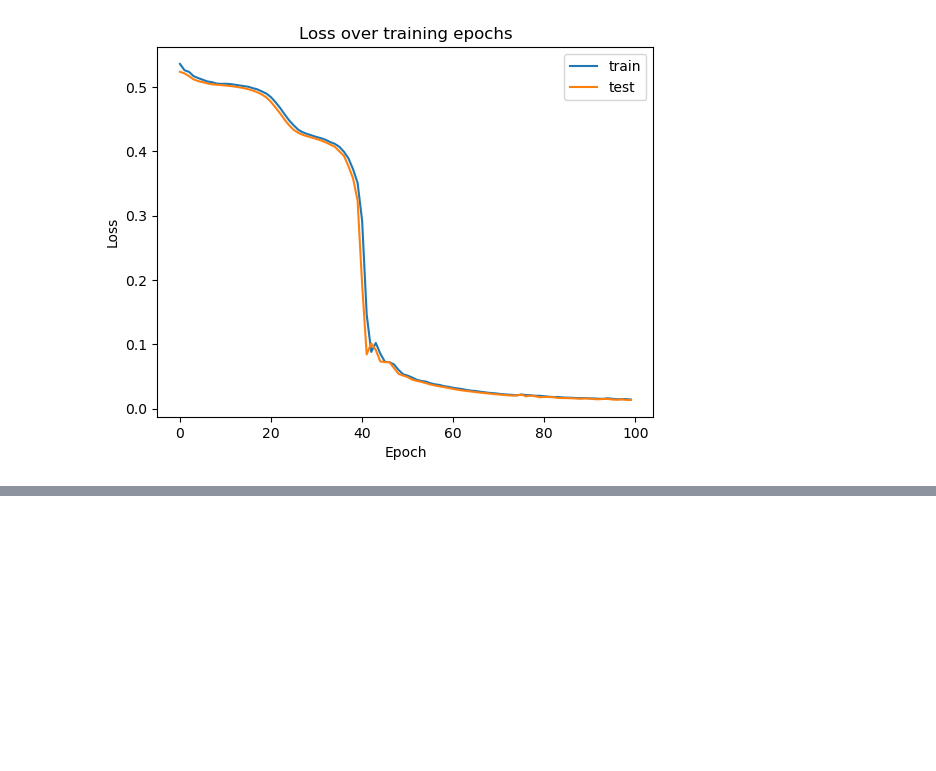
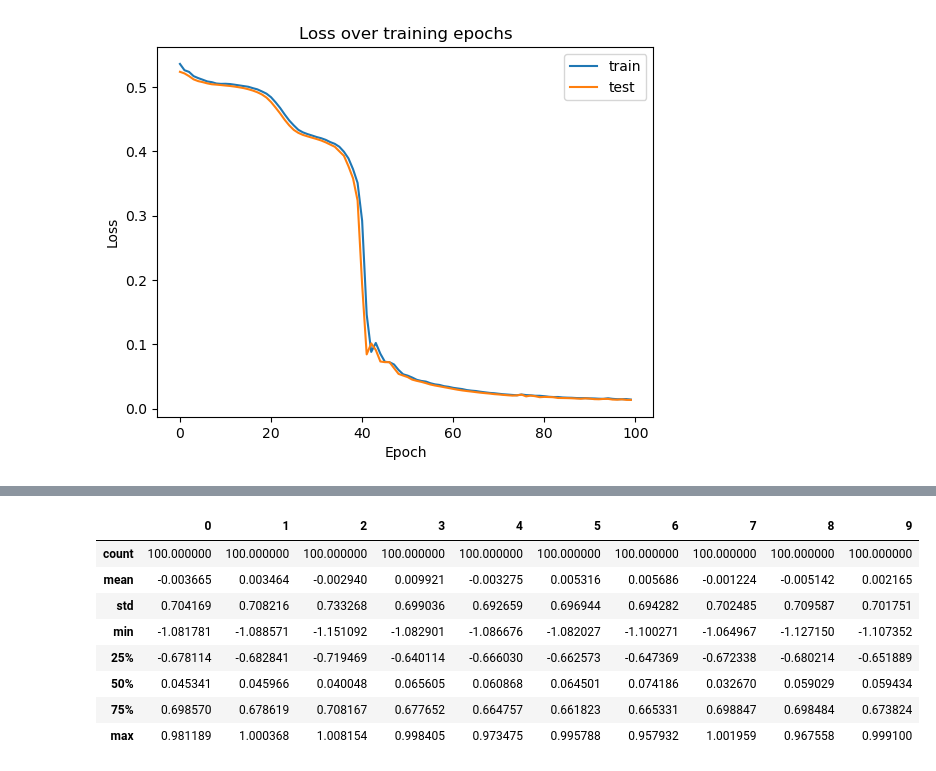
Before and after one commit to oliverangelil/ipynb, a Jupyter notebook: deep-learning/EncDec-AD.ipynb, the cells around one changed output, grey strips where cells are left out. Cells and saved outputs as stored; diff of their text form; code cells hidden in the pictures; blank space fills up the shorter version.

```diff
--- a/deep-learning/EncDec-AD.ipynb
+++ b/deep-learning/EncDec-AD.ipynb
@@ -399,0 +438,12 @@ See the caveats in the documentation: https://pandas.pydata.org/pandas-docs/stab
+# %%
+pd.DataFrame(model(val_tensor_plot).detach().numpy().reshape(-1, 10)).describe()
+# %% [output]
+|  | 0 | 1 | 2 | 3 | 4 | 5 | 6 | 7 | 8 | 9 |
+| count | 100.000000 | 100.000000 | 100.000000 | 100.000000 | 100.000000 | 100.000000 | 100.000000 | 100.000000 | 100.000000 | 100.000000 |
+| mean | -0.003665 | 0.003464 | -0.002940 | 0.009921 | -0.003275 | 0.005316 | 0.005686 | -0.001224 | -0.005142 | 0.002165 |
+| std | 0.704169 | 0.708216 | 0.733268 | 0.699036 | 0.692659 | 0.696944 | 0.694282 | 0.702485 | 0.709587 | 0.701751 |
+| min | -1.081781 | -1.088571 | -1.151092 | -1.082901 | -1.086676 | -1.082027 | -1.100271 | -1.064967 | -1.127150 | -1.107352 |
+| 25% | -0.678114 | -0.682841 | -0.719469 | -0.640114 | -0.666030 | -0.662573 | -0.647369 | -0.672338 | -0.680214 | -0.651889 |
+| 50% | 0.045341 | 0.045966 | 0.040048 | 0.065605 | 0.060868 | 0.064501 | 0.074186 | 0.032670 | 0.059029 | 0.059434 |
+| 75% | 0.698570 | 0.678619 | 0.708167 | 0.677652 | 0.664757 | 0.661823 | 0.665331 | 0.698847 | 0.698484 | 0.673824 |
+| max | 0.981189 | 1.000368 | 1.008154 | 0.998405 | 0.973475 | 0.995788 | 0.957932 | 1.001959 | 0.967558 | 0.999100 |
```
Also changed, not shown: parts of 6 cells of this notebook.
